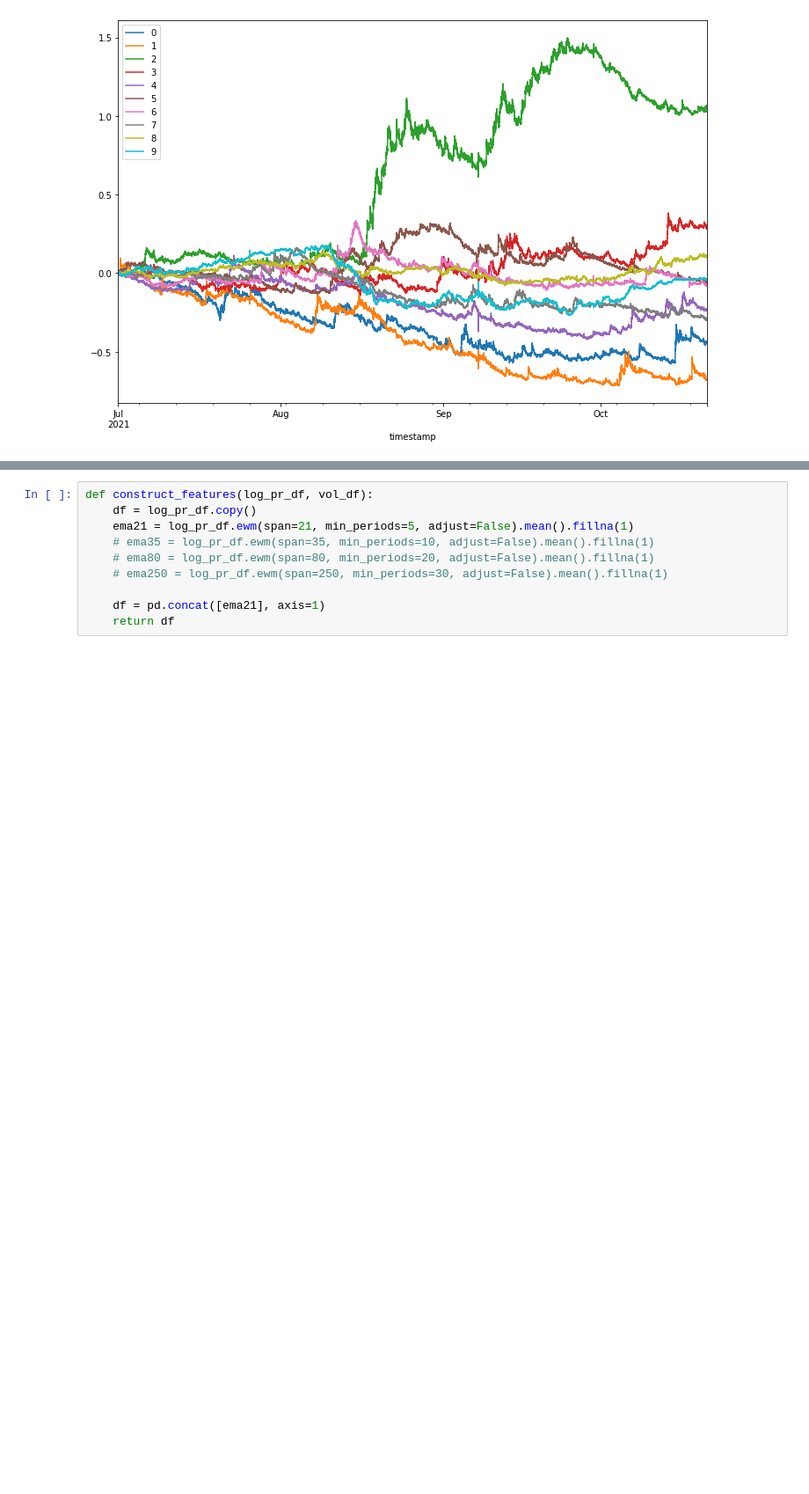
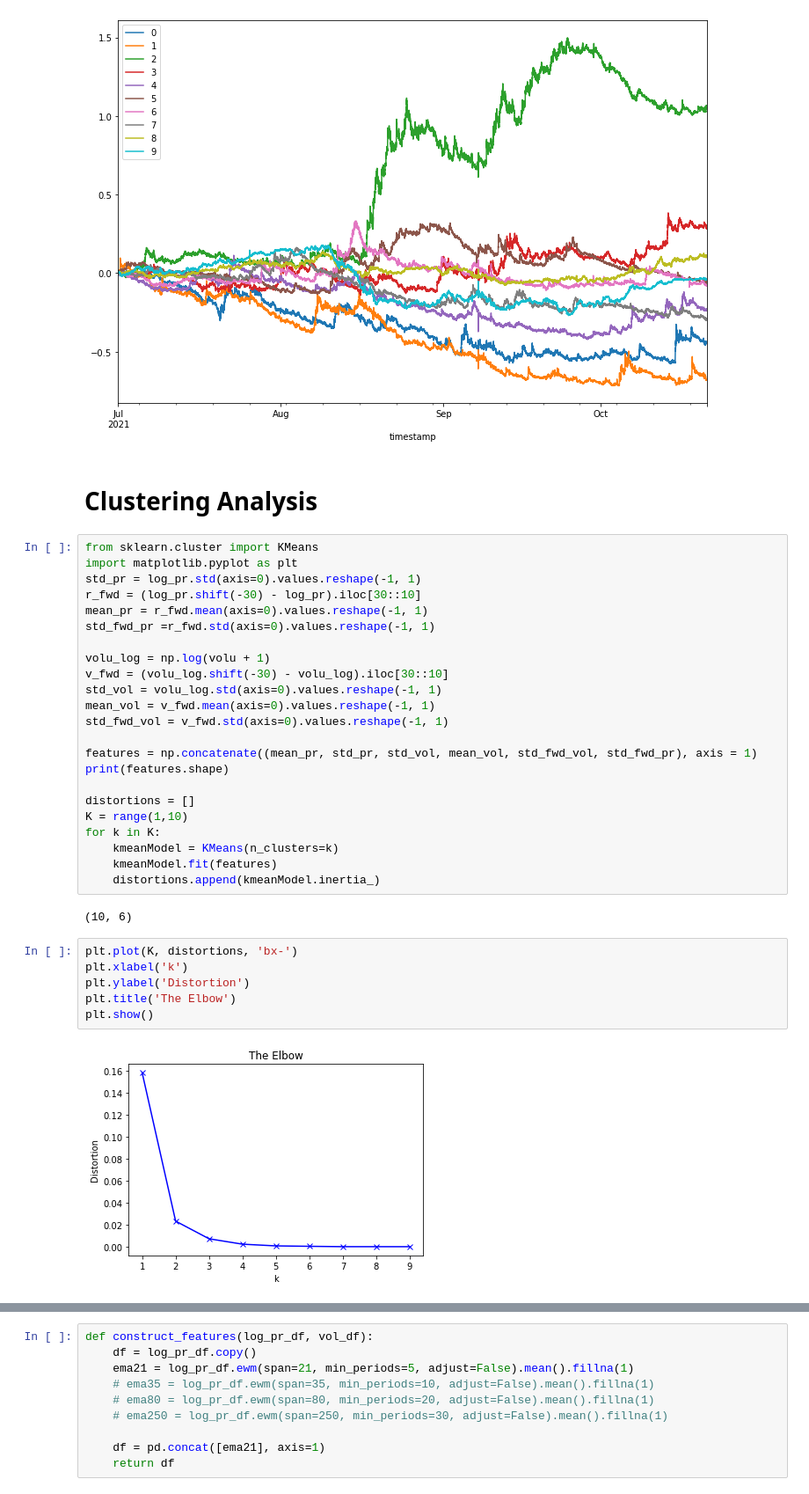
Before and after one commit to unique-subedi/crypto-prediction, a Jupyter notebook: stats_601_project.ipynb, the cells around one changed output, grey strips where cells are left out. Shown at 88% size. Drawn from its saved outputs; the diff is of its cells as text; blank space fills up the shorter version.

Commit message:
Added Clustering

```diff
--- a/stats_601_project.ipynb
+++ b/stats_601_project.ipynb
@@ -44,3 +46,38 @@ log_pr.plot(figsize=(12, 8))
 # %% [output]
 <matplotlib.axes._subplots.AxesSubplot at 0x...>
 [figure]
+# %% [markdown]
+# Clustering Analysis
+# %%
+from sklearn.cluster import KMeans
+import matplotlib.pyplot as plt
+std_pr = log_pr.std(axis=0).values.reshape(-1, 1)
+r_fwd = (log_pr.shift(-30) - log_pr).iloc[30::10]
+mean_pr = r_fwd.mean(axis=0).values.reshape(-1, 1)
+std_fwd_pr =r_fwd.std(axis=0).values.reshape(-1, 1)
+
+volu_log = np.log(volu + 1)
+v_fwd = (volu_log.shift(-30) - volu_log).iloc[30::10]
+std_vol = volu_log.std(axis=0).values.reshape(-1, 1)
+mean_vol = v_fwd.mean(axis=0).values.reshape(-1, 1)
+std_fwd_vol = v_fwd.std(axis=0).values.reshape(-1, 1)
+
+features = np.concatenate((mean_pr, std_pr, std_vol, mean_vol, std_fwd_vol, std_fwd_pr), axis = 1)
+print(features.shape)
+
+distortions = []
+K = range(1,10)
+for k in K:
+    kmeanModel = KMeans(n_clusters=k)
+    kmeanModel.fit(features)
+    distortions.append(kmeanModel.inertia_)
+# %% [output]
+(10, 6)
+# %%
+plt.plot(K, distortions, 'bx-')
+plt.xlabel('k')
+plt.ylabel('Distortion')
+plt.title('The Elbow')
+plt.show()
+# %% [output]
+[figure, added]
```
Also changed, not shown: parts of 8 cells of this notebook.
